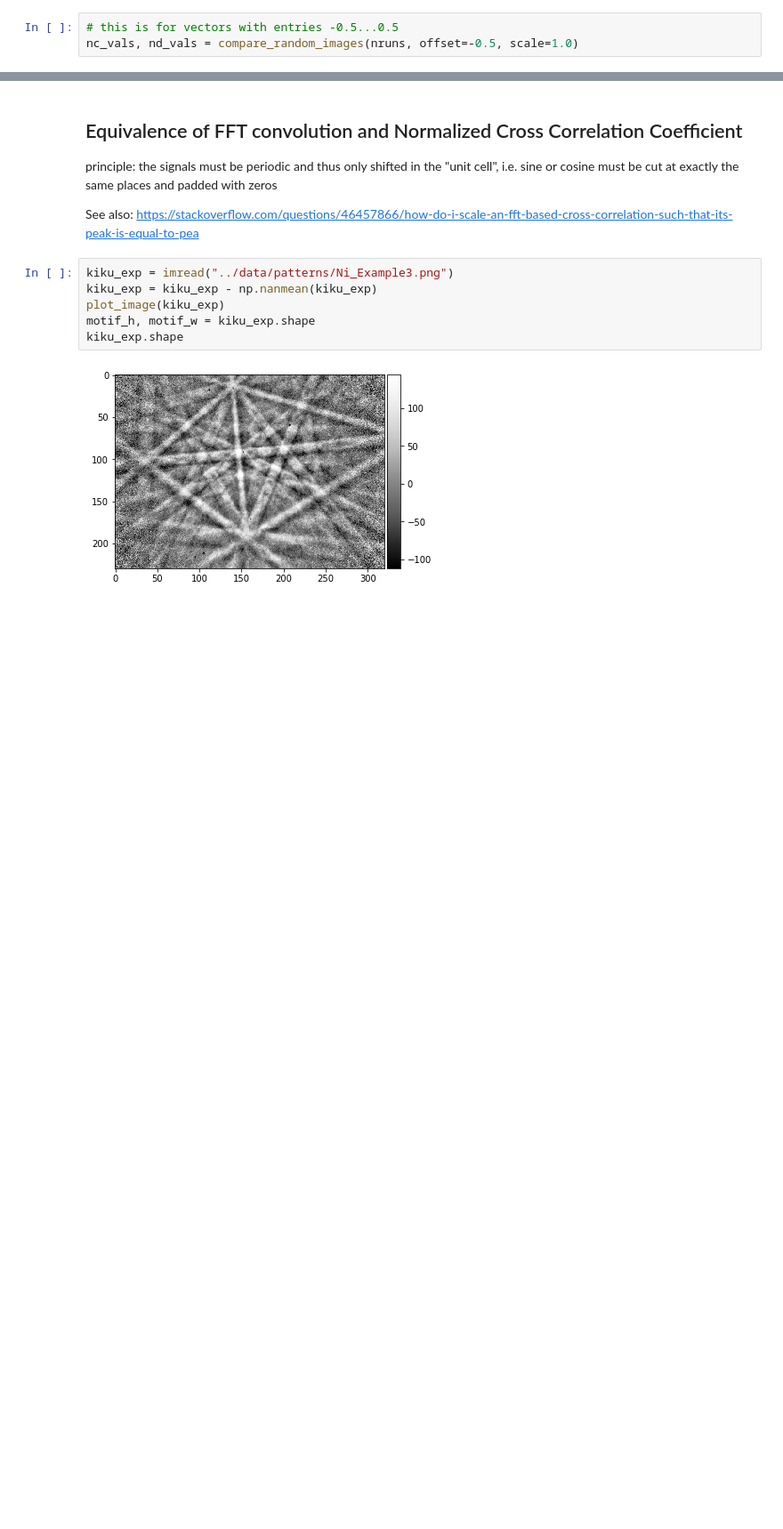
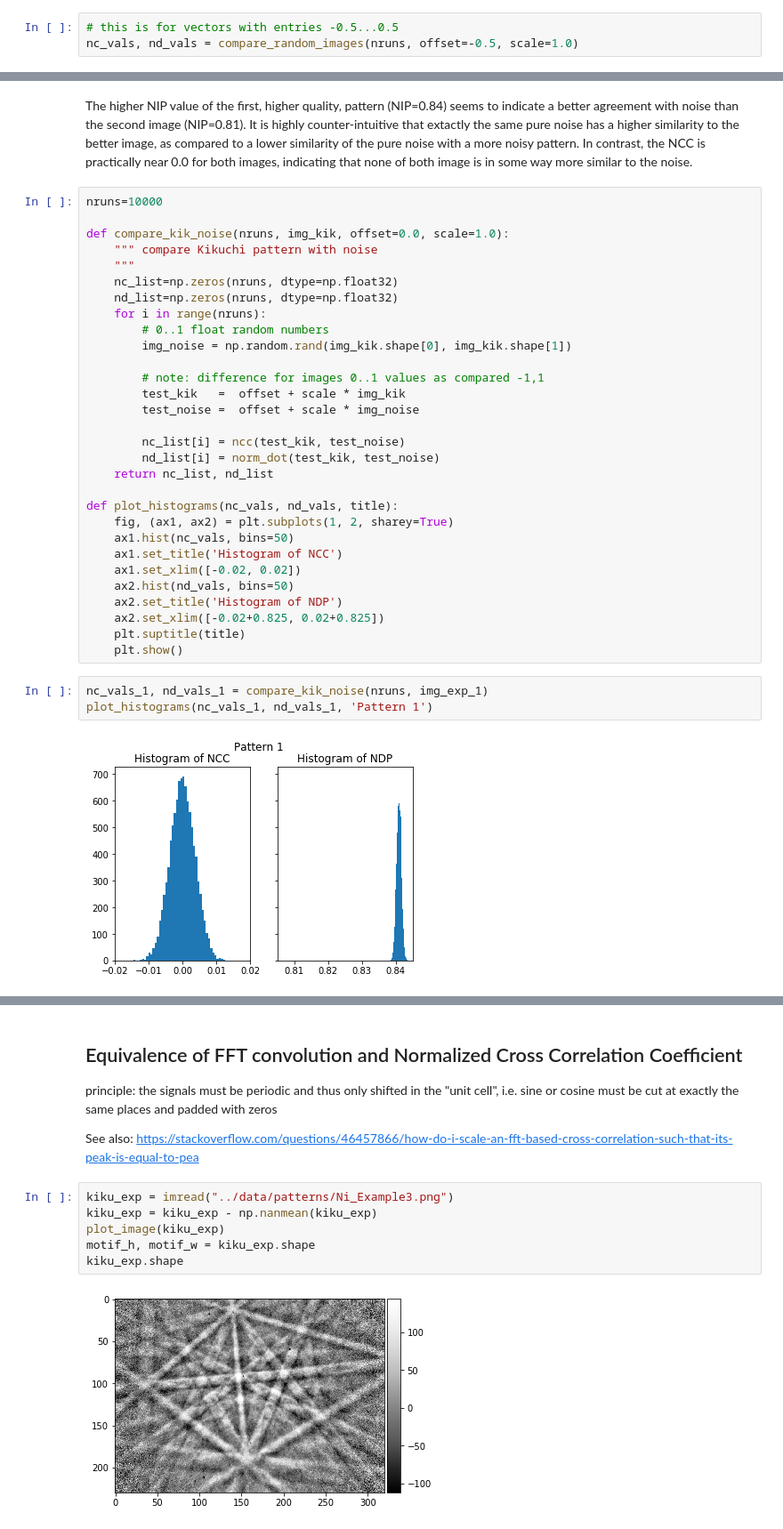
Before and after one commit to wiai/xcdskd, a Jupyter notebook: doc/cross_correlation/cross_correlation_coefficient.ipynb, the cells around one changed output, grey strips where cells are left out. Shown at 89% size. Drawn from its saved outputs; the diff is of its cells as text; blank space fills up the shorter version.

```diff
--- a/doc/cross_correlation/cross_correlation_coefficient.ipynb
+++ b/doc/cross_correlation/cross_correlation_coefficient.ipynb
@@ -929,0 +925,38 @@ print(np.corrcoef(samples))                       # Checking correlation consist
+# %% [markdown]
+The higher NIP value of the first, higher quality, pattern (NIP=0.84) seems to indicate a better agreement with noise than the second image (NIP=0.81). It is highly counter-intuitive that extactly the same pure noise has a higher similarity to the better image, as compared to a lower similarity of the pure noise with a more noisy pattern.
+In contrast, the NCC is practically near 0.0 for both images, indicating that none of both image is in some way more similar to the noise.
+# %%
+nruns=10000
+
+def compare_kik_noise(nruns, img_kik, offset=0.0, scale=1.0):
+    """ compare Kikuchi pattern with noise
+    """
+    nc_list=np.zeros(nruns, dtype=np.float32)
+    nd_list=np.zeros(nruns, dtype=np.float32)
+    for i in range(nruns):
+        # 0..1 float random numbers
+        img_noise = np.random.rand(img_kik.shape[0], img_kik.shape[1])
+
+        # note: difference for images 0..1 values as compared -1,1
+        test_kik   =  offset + scale * img_kik
+        test_noise =  offset + scale * img_noise
+
+        nc_list[i] = ncc(test_kik, test_noise)
+        nd_list[i] = norm_dot(test_kik, test_noise)
+    return nc_list, nd_list
+
+def plot_histograms(nc_vals, nd_vals, title):
+    fig, (ax1, ax2) = plt.subplots(1, 2, sharey=True)
+    ax1.hist(nc_vals, bins=50)
+    ax1.set_title('Histogram of NCC')
+    ax1.set_xlim([-0.02, 0.02])
+    ax2.hist(nd_vals, bins=50)
+    ax2.set_title('Histogram of NDP')
+    ax2.set_xlim([-0.02+0.825, 0.02+0.825])
+    plt.suptitle(title)
+    plt.show()
+# %%
+nc_vals_1, nd_vals_1 = compare_kik_noise(nruns, img_exp_1)
+plot_histograms(nc_vals_1, nd_vals_1, 'Pattern 1')
+# %% [output]
+[figure, added]
```
Also changed, not shown: parts of 53 cells of this notebook, 2 other files.
